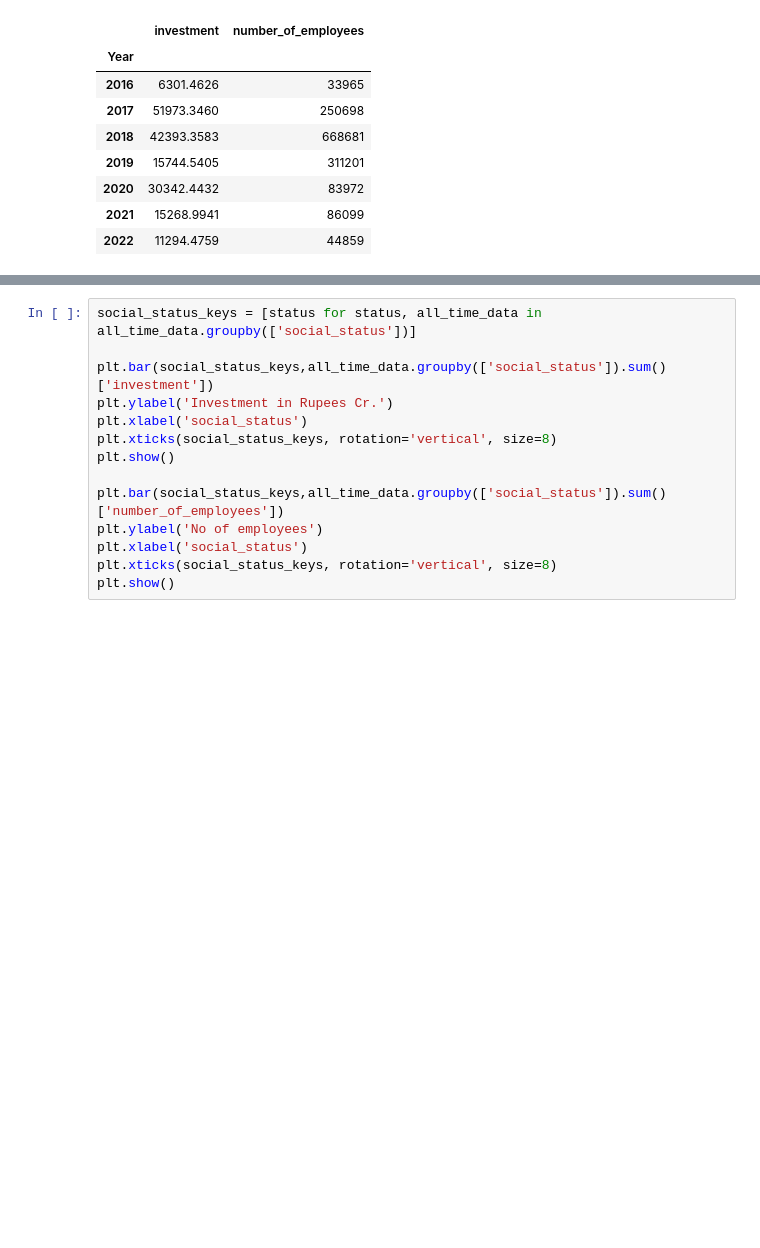
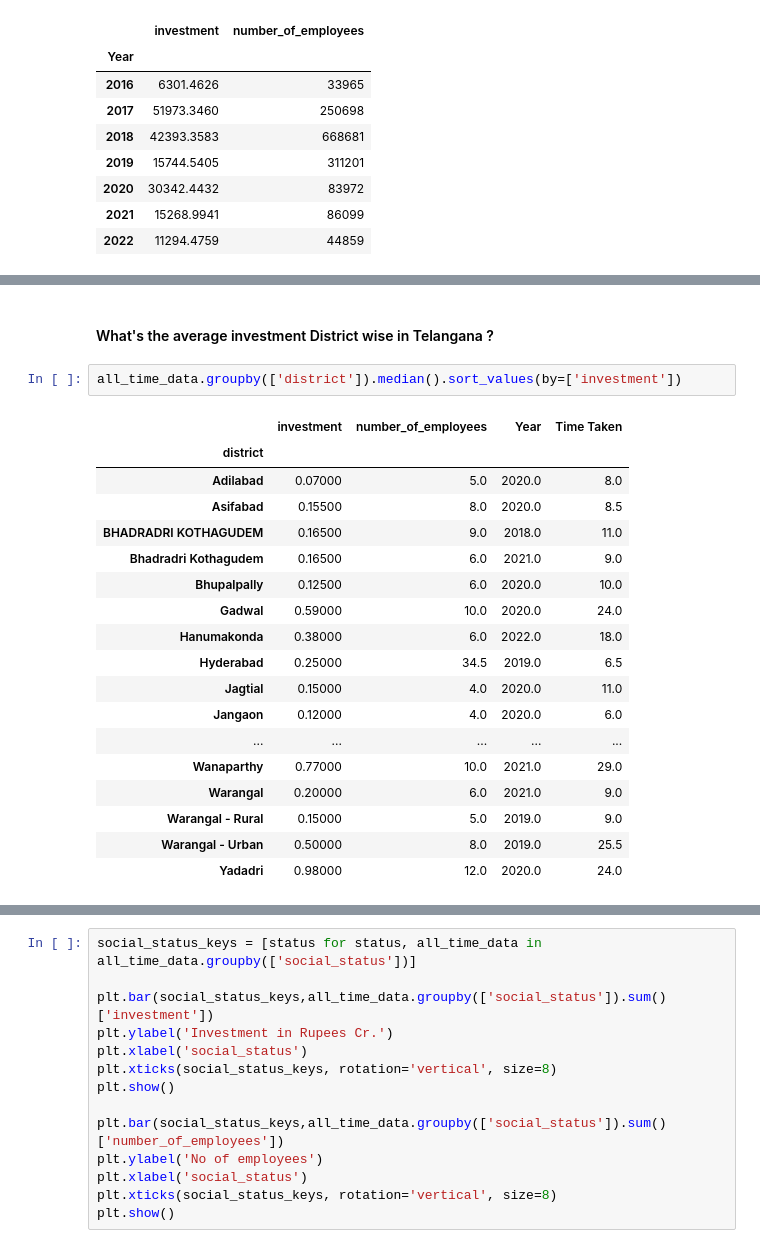
Before and after one commit to voletibhaskar/Telangana-IPass-Data-Analysis, a Jupyter notebook: Time_jupyter.ipynb, the cells around one changed output, grey strips where cells are left out. Cells and saved outputs as stored; diff of their text form; blank space fills up the shorter version.

```diff
--- a/Time_jupyter.ipynb
+++ b/Time_jupyter.ipynb
@@ -257,0 +222,23 @@ range(2016, 2023)
+# %% [markdown]
+#### What's the average investment District wise in Telangana ?
+# %%
+all_time_data.groupby(['district']).median().sort_values(by=['investment'])
+# %% [output]
+|  | investment | number_of_employees | Year | Time Taken |
+| district |  |  |  |  |
+| Adilabad | 0.07000 | 5.0 | 2020.0 | 8.0 |
+| Asifabad | 0.15500 | 8.0 | 2020.0 | 8.5 |
+| BHADRADRI KOTHAGUDEM | 0.16500 | 9.0 | 2018.0 | 11.0 |
+| Bhadradri Kothagudem | 0.16500 | 6.0 | 2021.0 | 9.0 |
+| Bhupalpally | 0.12500 | 6.0 | 2020.0 | 10.0 |
+| Gadwal | 0.59000 | 10.0 | 2020.0 | 24.0 |
+| Hanumakonda | 0.38000 | 6.0 | 2022.0 | 18.0 |
+| Hyderabad | 0.25000 | 34.5 | 2019.0 | 6.5 |
+| Jagtial | 0.15000 | 4.0 | 2020.0 | 11.0 |
+| Jangaon | 0.12000 | 4.0 | 2020.0 | 6.0 |
+| ... | ... | ... | ... | ... |
+| Wanaparthy | 0.77000 | 10.0 | 2021.0 | 29.0 |
+| Warangal | 0.20000 | 6.0 | 2021.0 | 9.0 |
+| Warangal - Rural | 0.15000 | 5.0 | 2019.0 | 9.0 |
+| Warangal - Urban | 0.50000 | 8.0 | 2019.0 | 25.5 |
+| Yadadri | 0.98000 | 12.0 | 2020.0 | 24.0 |
```
Also changed, not shown: parts of 32 cells of this notebook, 1 other file.
